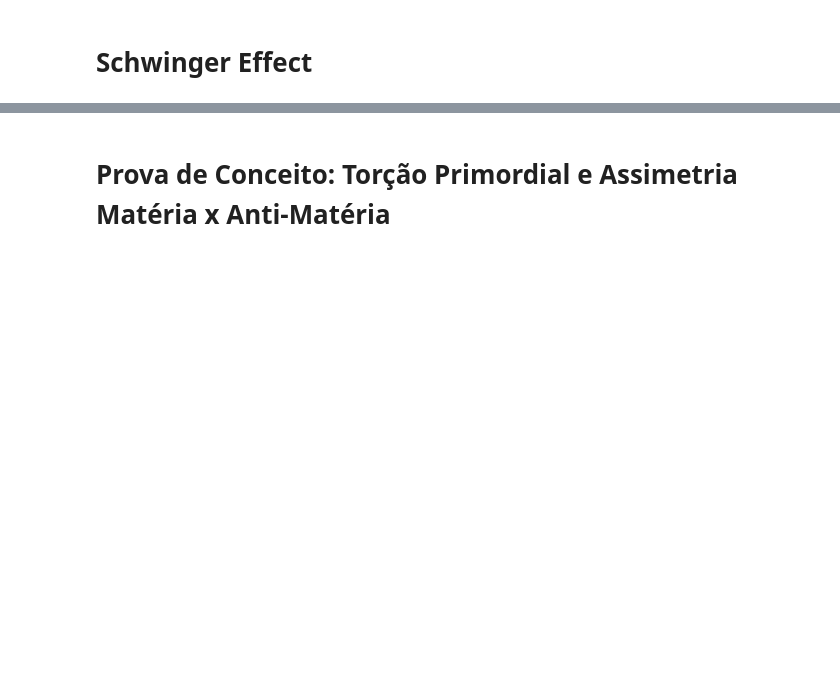
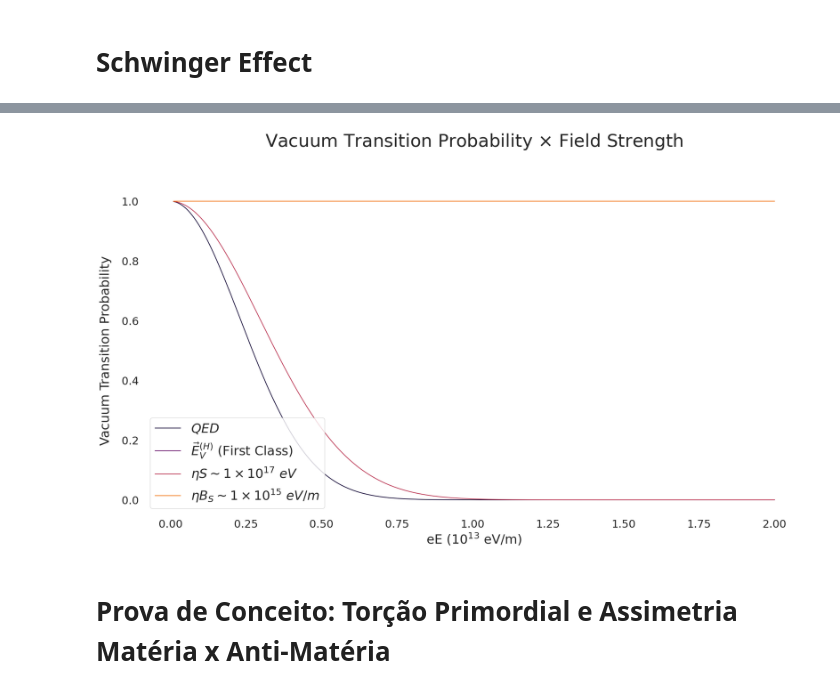
Before and after one commit to 8stringtheorist/Schwinger-Effect, a Jupyter notebook: schwingereffect.ipynb, the cells around one changed output, grey strips where cells are left out. Cells and saved outputs as stored; diff of their text form; code cells hidden in the pictures; blank space fills up the shorter version.

```diff
--- a/schwingereffect.ipynb
+++ b/schwingereffect.ipynb
@@ -111,3 +111,60 @@ plt.show()
+# %%
+melec = 0 # massa do elétron
+melec2 = 0 # massa do elétron ao quadrado
+T = 1.0e-14 # Tempo do pulso de laser
+l = 1.0e-10 # Comprimento de onda do laser
+TV = T*(l**3) # volume do espaço tempo
+pot = 1e13 # Ordem de grandeza do campo
+pot2 = 1e26 # Ordem de grandeza ao quadrado
+pi3 = np.pi**3 # Pi ao cubo
+pi2 = np.pi**2 # Pi quadrado
+c = 2.99e8 # Velocidade da luz
+h = 6.58e-16 # Constante de Planck
+h2 = 4.33e-31 # Constante de Planck ao quadrado
+eE = np.linspace(0.01,2.0,1000) # produto da carga com o campo (vai de 0 a 1 multiplicando a potência)
+eE2 = np.linspace(0.1,2.0,1000) # produto da carga com o campo (vai de 0 a 1 multiplicando a potência)
+potc1 = 1e17
+nB = 1e-11
+nBdom = 1
+m2s2 = 1e-28
+bigm2S2 = 1e-24
+prob = [] # Probabilidade para o Campo Elétrico
+probSconst = [] # Probabilidade para vetor axial constante
+probSdyn = [] # Probabilidade para vetor axial dinâmico
+ProbbigS = [] # Probabilidade para vetor axial 'forte'
+probOne = [] # Probabilidade para Hessiano da primeira classe
+for k in range(len(eE)):
+  j = eE[k]
+  j2 = eE2[k]
+  G = np.exp((-(TV*j*j*pot2)/(c*h2*pi2*137.0))*(spence(1.0-np.exp(-np.sqrt(np.pi)*melec2/(np.sqrt(4.0/137.0)*c*h*j*pot))))) # Taxa de produção de pares
+  prob.append(G) # Anexa a probabilidade para um dado j
+  GSconst = np.exp((-(TV*j*j*pot2)/(c*h2*pi2*137.0))*zetaconst(melec2,m2s2,j*pot,2)) # Taxa de produção de pares
+  probSconst.append(GSconst) # Anexa a probabilidade para um dado j
+  GSdyn = np.exp((-(TV*j*nB*pot2)/(c*h*np.pi*137.0))*zetadyn(nB,melec2,bigm2S2,j*pot,2))
+  probSdyn.append(GSdyn)
+  GOne = np.exp(((TV*j*pot)/(8.0*137*c*h2*pi2))*(melec2*np.log(1.0 - np.exp(-np.sqrt(np.pi)*melec2/(np.sqrt(4.0/137.0)*c*h*j*pot))) - (j*pot/np.pi)*spence(1.0-np.exp(-np.sqrt(np.pi)*melec2/(np.sqrt(4.0/137.0)*c*h*j*pot)))))#zetaOne(melec2,j*potc1,5)))
+  probOne.append(GOne)
+  #GSbig = np.exp((-(TV*j*nBdom*pot)/(c*h*np.pi*137.0))*zetabig(melec2,nBdom,j*pot,2))
+  #ProbbigS.append(GSbig)
+
+# Gera o gráfico
+plt.figure(1, figsize=(24,12))
+cmap = plt.get_cmap('inferno') # pick viridis, cividis, plasma or inferno
+colors = [cmap(0.1), cmap(0.3), cmap(0.5), cmap(0.7)]
+plt.plot(eE, prob, label={r'$QED$'}, color=colors[0])#'orange')
+plt.plot(eE, probOne, label=(r'$\vec{E}_V^{(H)}$ (First Class)'), color=colors[1])#
+plt.plot(eE, probSconst, label=(r'$\eta S \sim 1\times10^{17} \ eV$'), color=colors[2])#'green')
+plt.plot(eE, probSdyn, label=(r'$\eta B_S \sim 1\times10^{15} \ eV/m$'), color=colors[3])#'blue')
+#plt.plot(eE, ProbbigS, label=(r'$B_S = 10\times10^{18} eV/m$'))
+plt.legend(loc='lower left', fontsize=26)
+plt.title(r'Vacuum Transition Probability $\times$ Field Strength', fontsize=36, pad=80)
+plt.xlabel(r'eE ($10^{13}$ eV/m)', fontsize=26)
+plt.ylabel(r'Vacuum Transition Probability', fontsize=26, labelpad=20)
+plt.xticks(fontsize = 22)
+plt.yticks(fontsize = 22)
+plt.show()
+# %% [output]
+[figure, added]
 # %%
 import numpy as np
 import matplotlib.pyplot as plt
```
Also changed, not shown: parts of 1 cell of this notebook.
